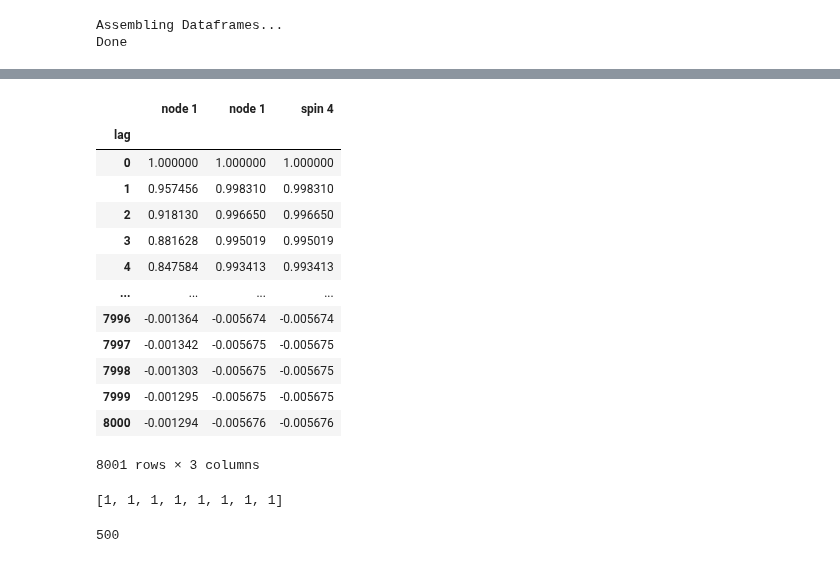
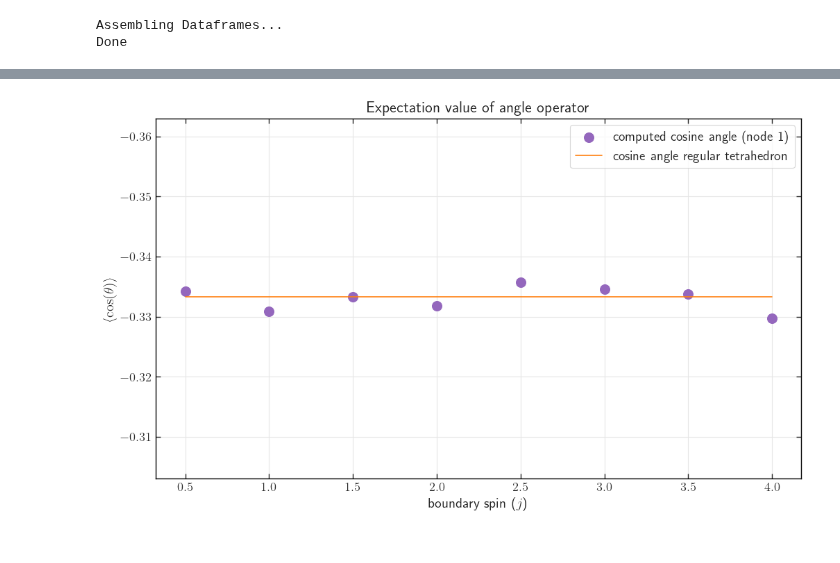
Before and after one commit to PietropaoloFrisoni/MCMC_16_cells_spinfoam, a Jupyter notebook: notebooks/Operators.ipynb, the cells around one changed output, grey strips where cells are left out. Drawn from its saved outputs; the diff is of its cells as text; code cells hidden in the pictures.

```diff
--- a/notebooks/Operators.ipynb
+++ b/notebooks/Operators.ipynb
@@ -677,26 +518,0 @@ lista
-# %%
-pd.concat(lista[:], axis=1)  # .groupby(level=0, sort=False)
-# %% [output]
-|  | node 1 | node 1 | spin 4 |
-| lag |  |  |  |
-| 0 | 1.000000 | 1.000000 | 1.000000 |
-| 1 | 0.957456 | 0.998310 | 0.998310 |
-| 2 | 0.918130 | 0.996650 | 0.996650 |
-| 3 | 0.881628 | 0.995019 | 0.995019 |
-| 4 | 0.847584 | 0.993413 | 0.993413 |
-| ... | ... | ... | ... |
-| 7996 | -0.001364 | -0.005674 | -0.005674 |
-| 7997 | -0.001342 | -0.005675 | -0.005675 |
-| 7998 | -0.001303 | -0.005675 | -0.005675 |
-| 7999 | -0.001295 | -0.005675 | -0.005675 |
-| 8000 | -0.001294 | -0.005676 | -0.005676 |
-8001 rows × 3 columns
-# %%
-[
-    1
-    for spin, sigma, length, burnin, chains_to_assemble in zip(
-        spins, sigmas, lengths, burnins, chains
-    )
-]
-# %% [output]
-[1, 1, 1, 1, 1, 1, 1, 1]
@@ -707,6 +519,35 @@ b = int(spin * 1000)
-# %%
-b
-# %% [output]
-500
-# %%
-df.drop(index=df.index[:b], axis=0, inplace=True)
+# %%
+ax = df.plot(
+    x="spin",
+    y="cos_avg",
+    s=100,
+    kind="scatter",
+    grid="false",
+    color="tab:purple",
+    label="computed cosine angle (node 1)",
+    figsize=(12, 6.75),
+)
+df.plot(
+    x="spin",
+    y="reg_angles",
+    ax=ax,
+    kind="line",
+    color="tab:orange",
+    linewidth=1.2,
+    label="cosine angle regular tetrahedron",
+)
+plt.legend(fontsize=14)
+ax.set_ylim([-0.303, -0.363])
+plt.ylabel(r"$\langle \cos (\theta) \rangle$")
+plt.xlabel("boundary spin ($j$)")
+plt.title("Expectation value of angle operator", fontsize=16)
+
+
+# save the plot
+printfile = "./plots/angles_exp_values"
+plt.savefig(printfile + ".svg")
+# plt.savefig(printfile+'.png',dpi=300)
+
+plt.show()
+# %% [output]
+[figure, added]
```
Also changed, not shown: parts of 48 cells of this notebook, 5 other files.
